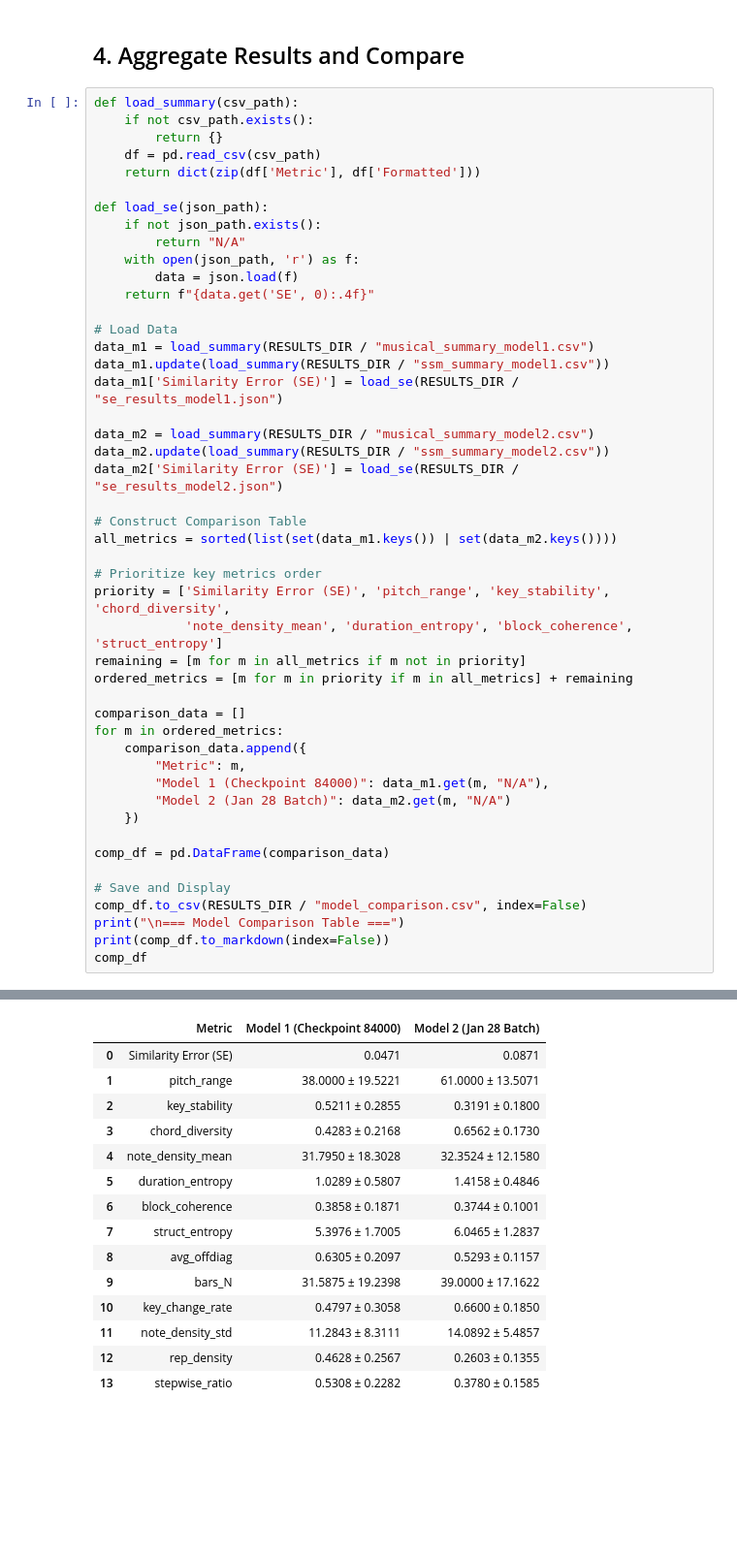
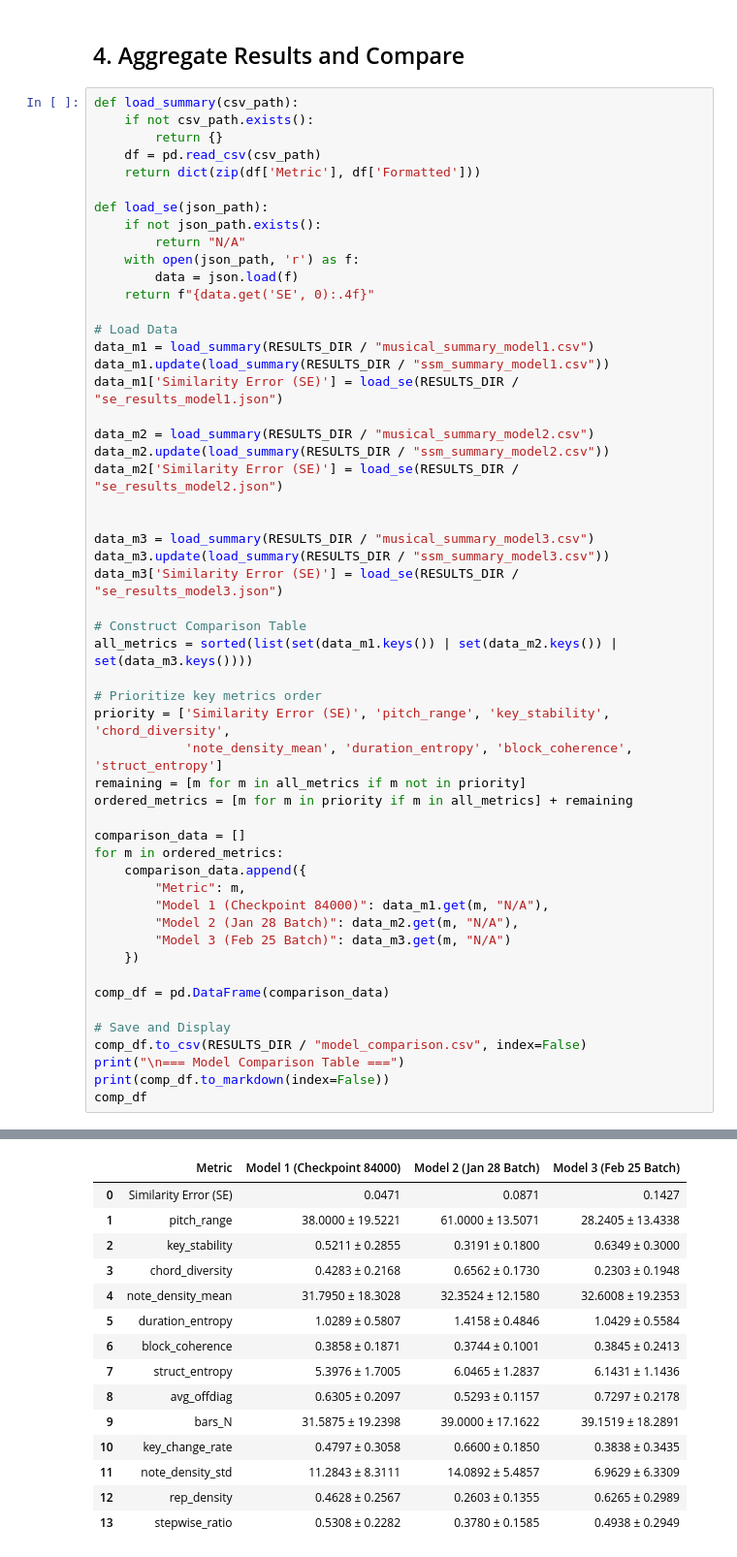
Before and after one commit to chamodi27/e20-4yp-symbolic-music-generation-with-xLSTM, a Jupyter notebook: evaluation/compare_models.ipynb, the cells around one changed output, grey strips where cells are left out. Shown at 97% size. Drawn from its saved outputs; the diff is of its cells as text; blank space fills up the shorter version.

```diff
--- a/evaluation/compare_models.ipynb
+++ b/evaluation/compare_models.ipynb
@@ -197,8 +219,13 @@ data_m2 = load_summary(RESULTS_DIR / "musical_summary_model2.csv")
 data_m2.update(load_summary(RESULTS_DIR / "ssm_summary_model2.csv"))
 data_m2['Similarity Error (SE)'] = load_se(RESULTS_DIR / "se_results_model2.json")
 
+
+data_m3 = load_summary(RESULTS_DIR / "musical_summary_model3.csv")
+data_m3.update(load_summary(RESULTS_DIR / "ssm_summary_model3.csv"))
+data_m3['Similarity Error (SE)'] = load_se(RESULTS_DIR / "se_results_model3.json")
+
 # Construct Comparison Table
-all_metrics = sorted(list(set(data_m1.keys()) | set(data_m2.keys())))
+all_metrics = sorted(list(set(data_m1.keys()) | set(data_m2.keys()) | set(data_m3.keys())))
 
 # Prioritize key metrics order
 priority = ['Similarity Error (SE)', 'pitch_range', 'key_stability', 'chord_diversity',
@@ -211,7 +238,8 @@ for m in ordered_metrics:
     comparison_data.append({
         "Metric": m,
         "Model 1 (Checkpoint 84000)": data_m1.get(m, "N/A"),
-        "Model 2 (Jan 28 Batch)": data_m2.get(m, "N/A")
+        "Model 2 (Jan 28 Batch)": data_m2.get(m, "N/A"),
+        "Model 3 (Feb 25 Batch)": data_m3.get(m, "N/A")
     })
 
 comp_df = pd.DataFrame(comparison_data)
@@ -242,15 +270,15 @@ comp_df
-|  | Metric | Model 1 (Checkpoint 84000) | Model 2 (Jan 28 Batch) |
-| 0 | Similarity Error (SE) | 0.0471 | 0.0871 |
-| 1 | pitch_range | 38.0000 ± 19.5221 | 61.0000 ± 13.5071 |
-| 2 | key_stability | 0.5211 ± 0.2855 | 0.3191 ± 0.1800 |
-| 3 | chord_diversity | 0.4283 ± 0.2168 | 0.6562 ± 0.1730 |
-| 4 | note_density_mean | 31.7950 ± 18.3028 | 32.3524 ± 12.1580 |
-| 5 | duration_entropy | 1.0289 ± 0.5807 | 1.4158 ± 0.4846 |
-| 6 | block_coherence | 0.3858 ± 0.1871 | 0.3744 ± 0.1001 |
-| 7 | struct_entropy | 5.3976 ± 1.7005 | 6.0465 ± 1.2837 |
-| 8 | avg_offdiag | 0.6305 ± 0.2097 | 0.5293 ± 0.1157 |
-| 9 | bars_N | 31.5875 ± 19.2398 | 39.0000 ± 17.1622 |
-| 10 | key_change_rate | 0.4797 ± 0.3058 | 0.6600 ± 0.1850 |
-| 11 | note_density_std | 11.2843 ± 8.3111 | 14.0892 ± 5.4857 |
-| 12 | rep_density | 0.4628 ± 0.2567 | 0.2603 ± 0.1355 |
-| 13 | stepwise_ratio | 0.5308 ± 0.2282 | 0.3780 ± 0.1585 |
+|  | Metric | Model 1 (Checkpoint 84000) | Model 2 (Jan 28 Batch) | Model 3 (Feb 25 Batch) |
+| 0 | Similarity Error (SE) | 0.0471 | 0.0871 | 0.1427 |
+| 1 | pitch_range | 38.0000 ± 19.5221 | 61.0000 ± 13.5071 | 28.2405 ± 13.4338 |
+| 2 | key_stability | 0.5211 ± 0.2855 | 0.3191 ± 0.1800 | 0.6349 ± 0.3000 |
+| 3 | chord_diversity | 0.4283 ± 0.2168 | 0.6562 ± 0.1730 | 0.2303 ± 0.1948 |
+| 4 | note_density_mean | 31.7950 ± 18.3028 | 32.3524 ± 12.1580 | 32.6008 ± 19.2353 |
+| 5 | duration_entropy | 1.0289 ± 0.5807 | 1.4158 ± 0.4846 | 1.0429 ± 0.5584 |
+| 6 | block_coherence | 0.3858 ± 0.1871 | 0.3744 ± 0.1001 | 0.3845 ± 0.2413 |
+| 7 | struct_entropy | 5.3976 ± 1.7005 | 6.0465 ± 1.2837 | 6.1431 ± 1.1436 |
+| 8 | avg_offdiag | 0.6305 ± 0.2097 | 0.5293 ± 0.1157 | 0.7297 ± 0.2178 |
+| 9 | bars_N | 31.5875 ± 19.2398 | 39.0000 ± 17.1622 | 39.1519 ± 18.2891 |
+| 10 | key_change_rate | 0.4797 ± 0.3058 | 0.6600 ± 0.1850 | 0.3838 ± 0.3435 |
+| 11 | note_density_std | 11.2843 ± 8.3111 | 14.0892 ± 5.4857 | 6.9629 ± 6.3309 |
+| 12 | rep_density | 0.4628 ± 0.2567 | 0.2603 ± 0.1355 | 0.6265 ± 0.2989 |
+| 13 | stepwise_ratio | 0.5308 ± 0.2282 | 0.3780 ± 0.1585 | 0.4938 ± 0.2949 |
```
Also changed, not shown: parts of 6 cells of this notebook, 40 other files.
